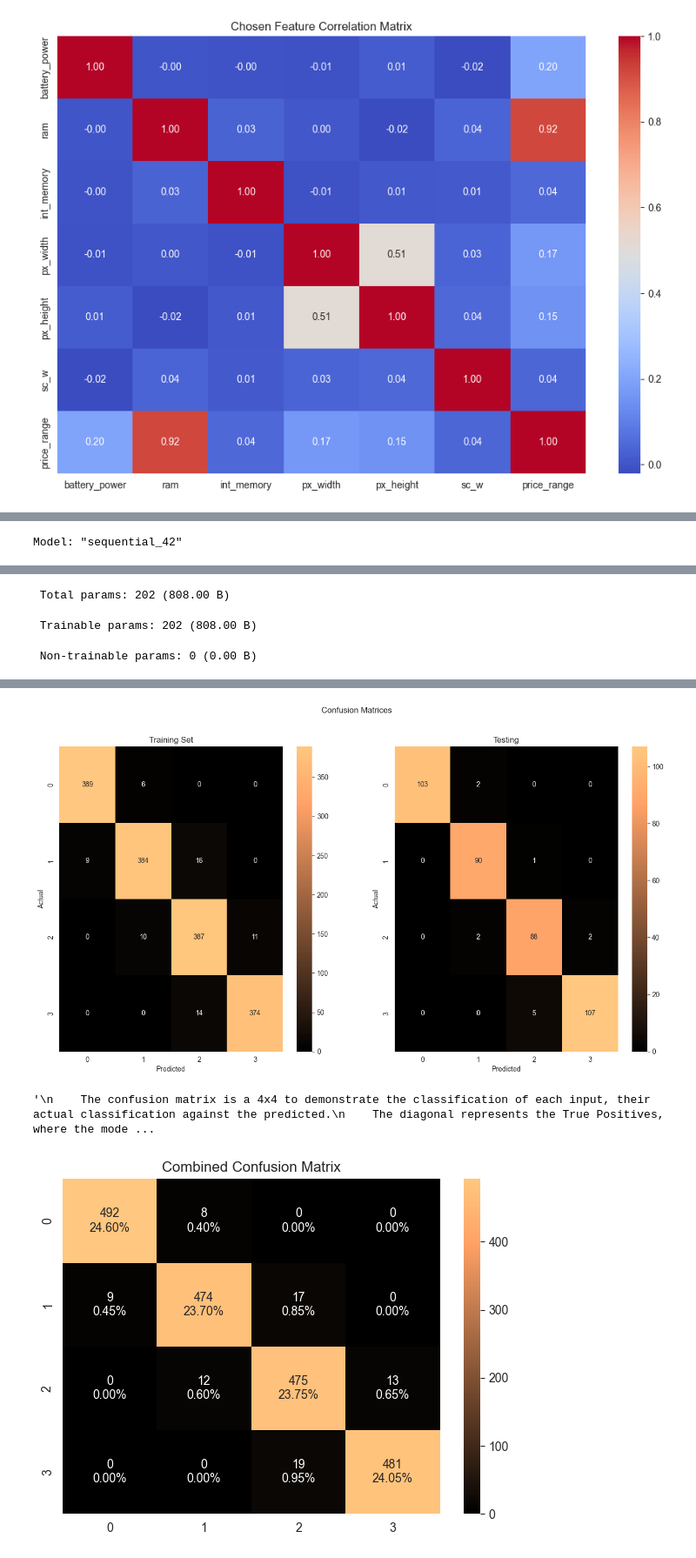
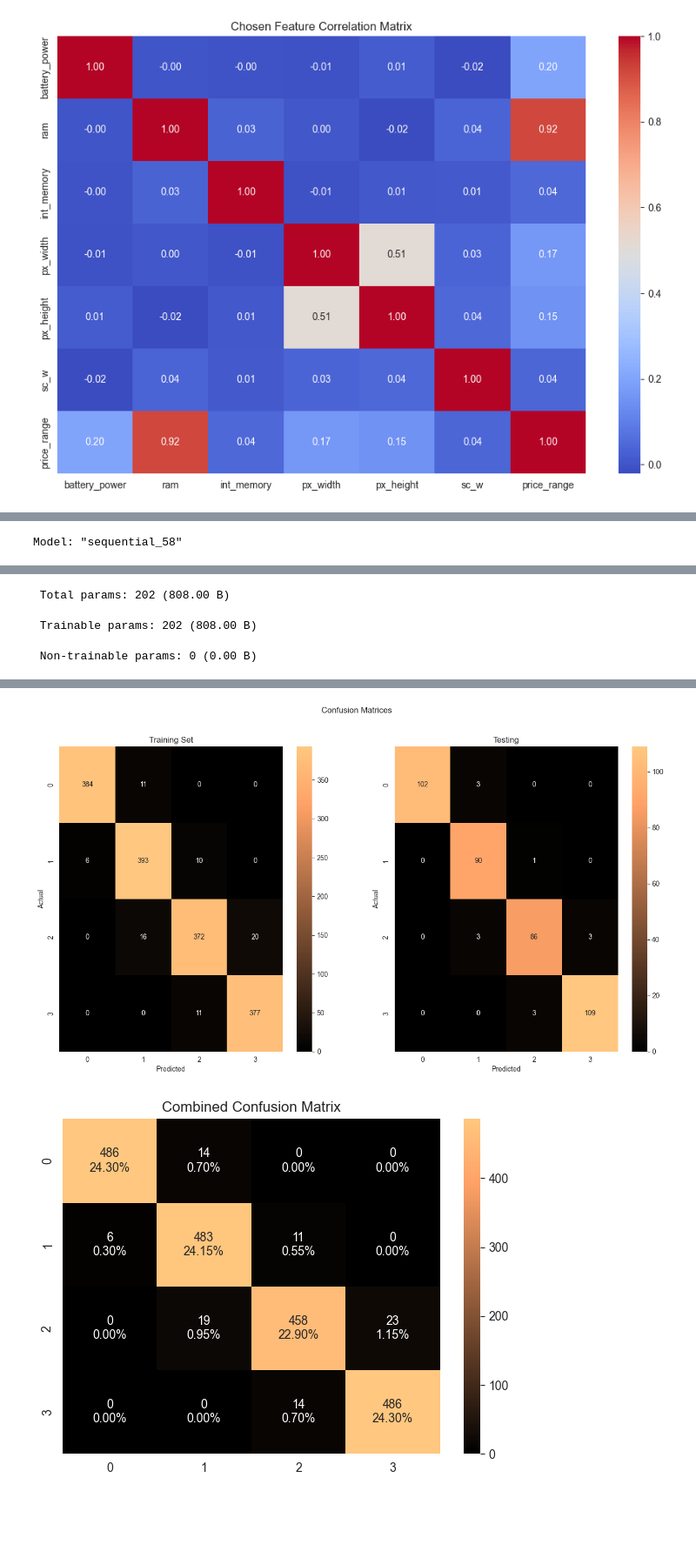
Before and after one commit to M-Byte480/cs4287-NNC-Multi-Layer-Perceptron-Phone-Price-Classifier, a Jupyter notebook: CS4287-Prj1-21308128-21331308.ipynb, the cells around one changed output, grey strips where cells are left out. Shown at 87% size. Saved outputs shown, nothing was run; the diff lists cells and outputs as text; code cells hidden in the pictures; blank space fills up the shorter version.

```diff
--- a/CS4287-Prj1-21308128-21331308.ipynb
+++ b/CS4287-Prj1-21308128-21331308.ipynb
@@ -340,11 +464,15 @@ class ClassificationMultiLayerPerceptron:
 # %%
+## Confusion Matrices
+
 LEARNING_RATE = 0.001
 EPOCH = 40
 MINI_BATCH_SIZE = 10
 VERBOSE = 0
 NUMBER_OF_CLASSIFICATIONS = 4
 ACTIVATION_FUNCTION = 'relu'
+LOSS_FUNCTION = 'sparse_categorical_crossentropy'
 
+# 5 K-folds
 x_train, x_test, y_train, y_test = split_and_normalise_data(5)
 
 adam_optimizer = tf.keras.optimizers.Adam(learning_rate=LEARNING_RATE)
@@ -360,17 +488,6 @@ model = ClassificationMultiLayerPerceptron(
 
 model.get_summary()
 
-"""
-For our MLP model, we used the sparse categorical cross entropy loss function. This type of loss function works by measuring the difference between the predicted probability distribution across classes (from the softmax output) and the actual true class label. Here are the reasons why we chose this loss function:
-
-Predicting the price range of a phone is a classification task, where our model outputs 4 possible classifications(0, 1, 2, 3).
-Sparse Categorical Cross Entropy is specifically used for multi-class classification, where labels are integers representing classes. This works better than the regular categorical cross entropy loss function because their labels are one-hot encoded vectors. Similarly, binary cross entropy loss function is binary classification, where data is classified into one of two classes.
-
-
-Many of the other loss functions we tried, such as mean squared error, mean absolute error and mean squared logarithmic error are better for regression tasks.This means it's predicting a continuous value, not a class label like our model. If we were trying to predict the actual price of the phones, then these type of loss functions would suit better
-
-"""
-
 model.compile(OPTIMIZER=adam_optimizer, LOSS_FUNCTION='sparse_categorical_crossentropy', METRICS = ['accuracy'])
 
 model.fit(training=(x_train, y_train), testing=(x_test, y_test))
@@ -378,21 +495,24 @@ model.fit(training=(x_train, y_train), testing=(x_test, y_test))
 model.generate_confusion_matrix(training=(x_train, y_train), testing=(x_test, y_test))
 model.plot_confusion_matrix()
 
-"""
-    The confusion matrix is a 4x4 to demonstrate the classification of each input, their actual classification against the predicted.
-    The diagonal represents the True Positives, where the model correctly classified the input
-        (0 classed in 0, 1 classed in 1, etc)
-    The values above the diagonal are False Negatives, where the model predicted to belong in a different class than where they actually belonged.
-        (0 classed in 1, 2, 3. Looking at the row)
-    Values below the diagonal are False Positives, where the outputs belonged in a different class yet predicted incorrectly.
-        (1, 2, 3 classed into 0. Looking at the column)
-"""
+
+#
+# The confusion matrix is a 4x4 to demonstrate the classification of each input, their actual classification against the predicted.
+# The diagonal represents the True Positives, where the model correctly classified the input
+#     (0 classed in 0 and 1 classed in 1, etc)
+# The values above the diagonal are False Negatives, where the model predicted to belong in a different class than where they actually belonged.
+#     (0 classed in 1, 2, 3. Looking at the row)
+# Values below the diagonal are False Positives, where the outputs belonged in a different class yet predicted incorrectly.
+#     (1, 2, 3 classed into 0. Looking at the column)
+#
+# Based on the results the model performs well in classifying the inputs, it is interesting to see how the features
+# determine that the model will not label price category [2, 3] into 0, and similarly [0, 1] into 3.
 # %% [output]
 x_train shape: (1600, 6)
 x_test shape: (400, 6)
 y_train shape: (1600,)
 y_test shape: (400,)
-Model: "sequential_42"
+Model: "sequential_58"
 ┏━━━━━━━━━━━━━━━━━━━━━━━━━━━━━━━━━┳━━━━━━━━━━━━━━━━━━━━━━━━┳━━━━━━━━━━━━━━━┓
 ┃ Layer (type)                    ┃ Output Shape           ┃       Param # ┃
 ┡━━━━━━━━━━━━━━━━━━━━━━━━━━━━━━━━━╇━━━━━━━━━━━━━━━━━━━━━━━━╇━━━━━━━━━━━━━━━┩
@@ -407,4 +527,3 @@ Model: "sequential_42"
 13/13 ━━━━━━━━━━━━━━━━━━━━ 0s 3ms/step
-[figure, old version]
+[figure, new version]
-'\n    The confusion matrix is a 4x4 to demonstrate the classification of each input, their actual classification against the predicted.\n    The diagonal represents the True Positives, where the mode ...
-[figure, old version]
+[figure, new version]
```
Also changed, not shown: parts of 18 cells of this notebook.
